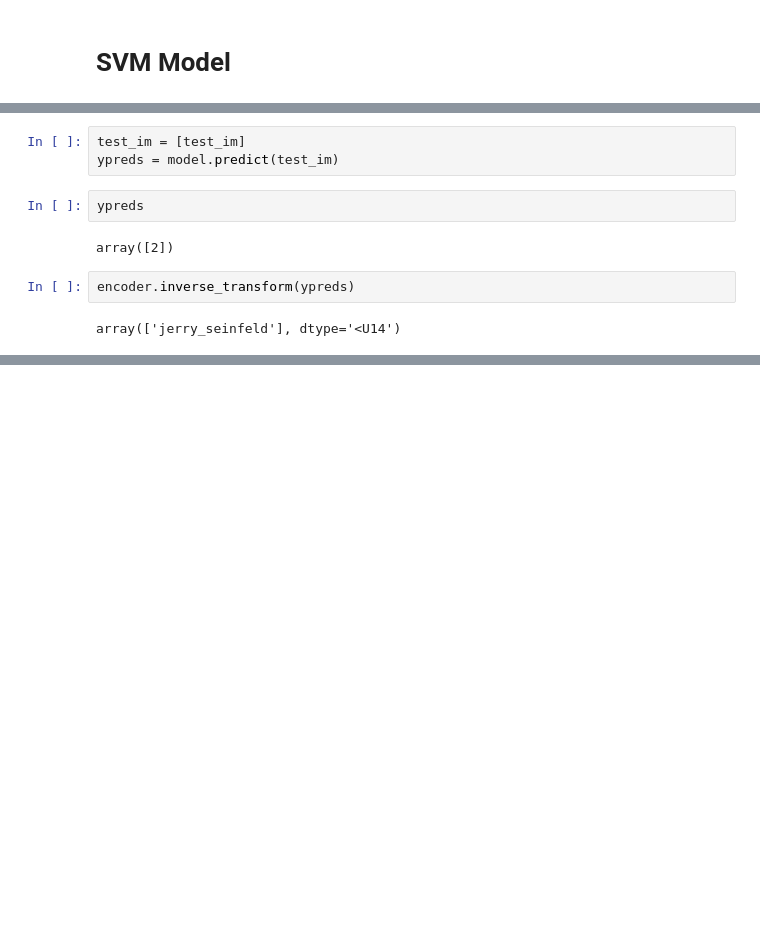
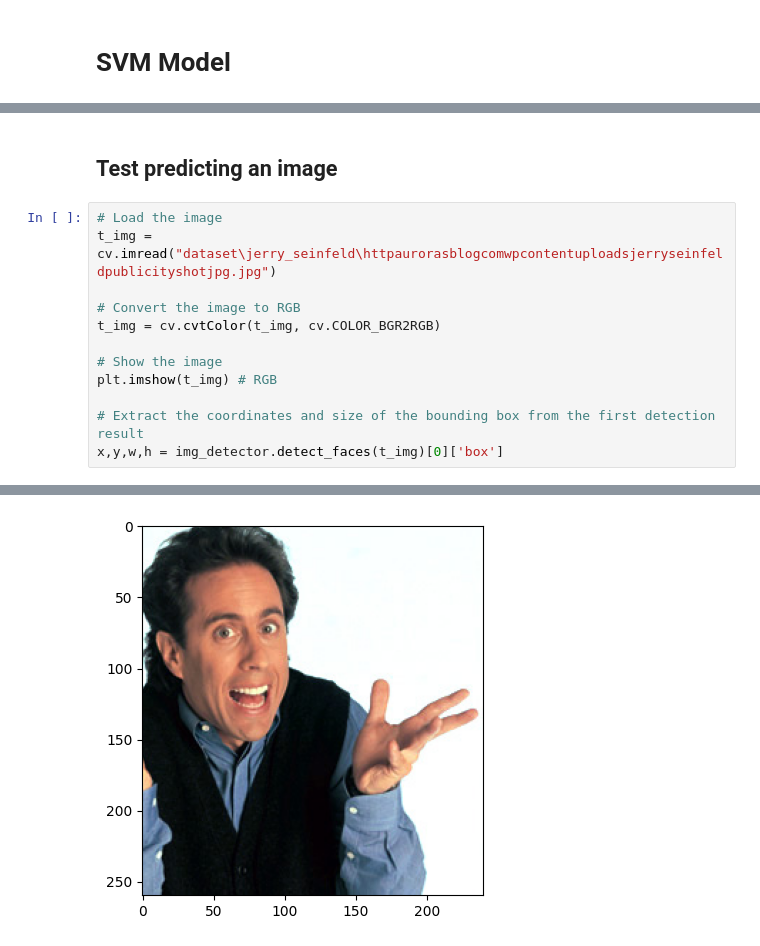
Before and after one commit to BI-Presence/ML-BI-Presence, a Jupyter notebook: UD_testfacenetsvm.ipynb, the cells around one changed output, grey strips where cells are left out. Cells and saved outputs as stored; diff of their text form; blank space fills up the shorter version.

```diff
--- a/UD_testfacenetsvm.ipynb
+++ b/UD_testfacenetsvm.ipynb
@@ -310,11 +299,15 @@ test_im = get_embedding(t_im)
-# %%
-test_im = [test_im]
-ypreds = model.predict(test_im)
-# %%
-ypreds
-# %% [output]
-array([2])
-# %%
-encoder.inverse_transform(ypreds)
-# %% [output]
-array(['jerry_seinfeld'], dtype='<U14')
+# %% [markdown]
+## Test predicting an image
+# %%
+# Load the image
+t_img = cv.imread("dataset\jerry_seinfeld\httpaurorasblogcomwpcontentuploadsjerryseinfeldpublicityshotjpg.jpg")
+
+# Convert the image to RGB
+t_img = cv.cvtColor(t_img, cv.COLOR_BGR2RGB)
+
+# Show the image
+plt.imshow(t_img) # RGB
+
+# Extract the coordinates and size of the bounding box from the first detection result
+x,y,w,h = img_detector.detect_faces(t_img)[0]['box']
+# %% [output]
@@ -320,0 +324 @@ array(['jerry_seinfeld'], dtype='<U14')
+[figure, added]
```
Also changed, not shown: parts of 39 cells of this notebook, 3 other files.
